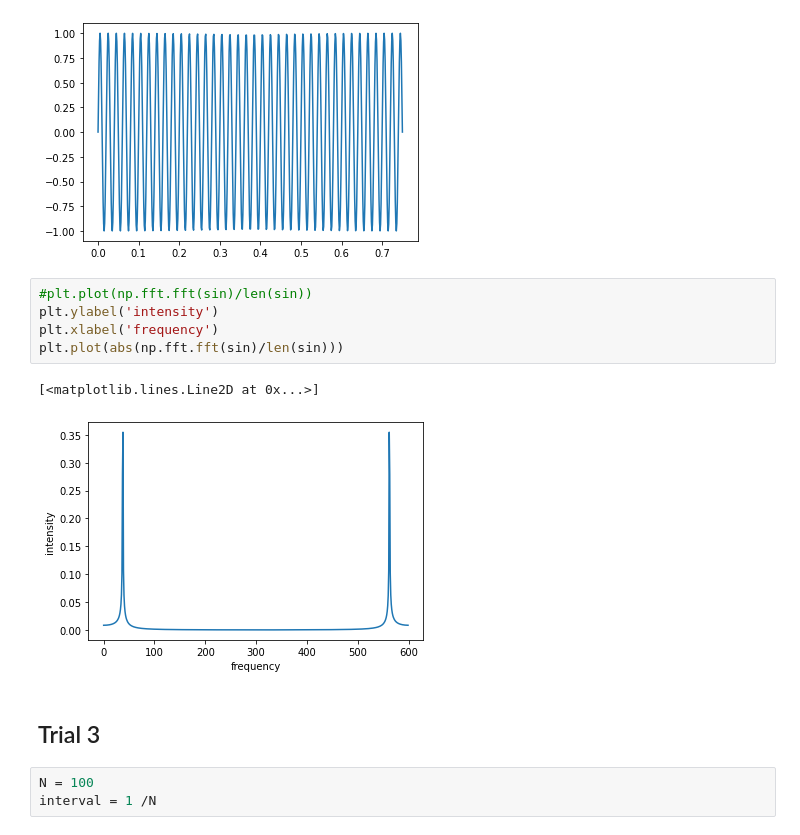
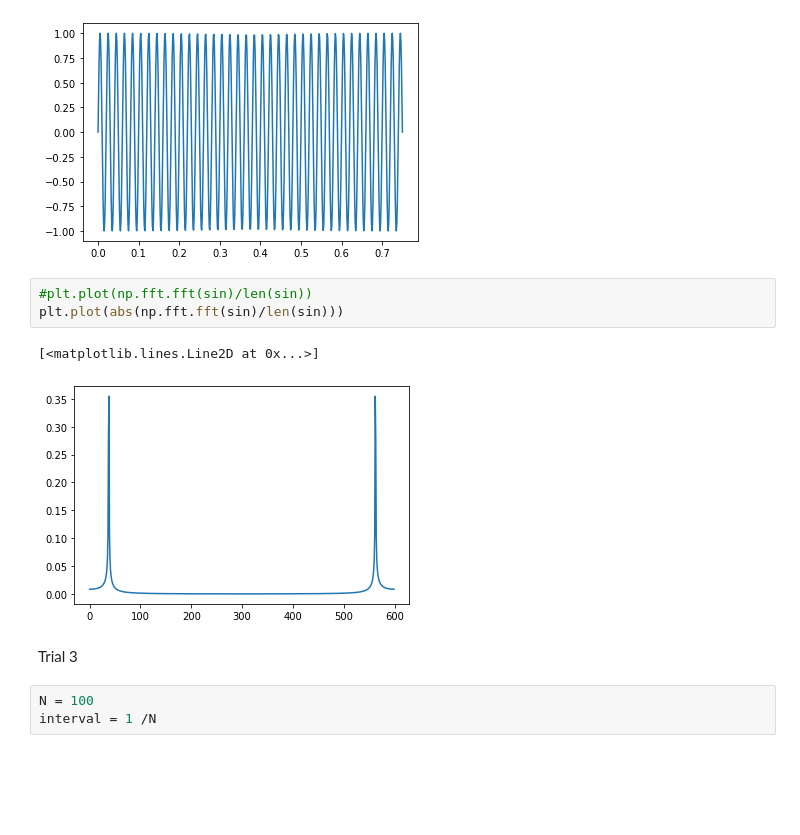
Before and after one commit to Yousousen/pulsar_analysis, a Jupyter notebook: scripts/ipynb.ipynb, the cells around one changed output. Drawn from its saved outputs; the diff is of its cells as text; blank space fills up the shorter version.

```diff
--- a/scripts/ipynb.ipynb
+++ b/scripts/ipynb.ipynb
@@ -75,14 +75,12 @@ plt.plot(xvals, sin)
 [figure]
 # %%
 #plt.plot(np.fft.fft(sin)/len(sin))
-plt.ylabel('intensity')
-plt.xlabel('frequency')
 plt.plot(abs(np.fft.fft(sin)/len(sin)))
 # %% [output]
 [<matplotlib.lines.Line2D at 0x...>]
-[figure, old version]
+[figure, new version]
-# %% [markdown]
-## Trial 3
+# %% [markdown]
+Trial 3
 # %%
 N = 100
 interval = 1 /N
```
Also changed, not shown: parts of 24 cells of this notebook.
